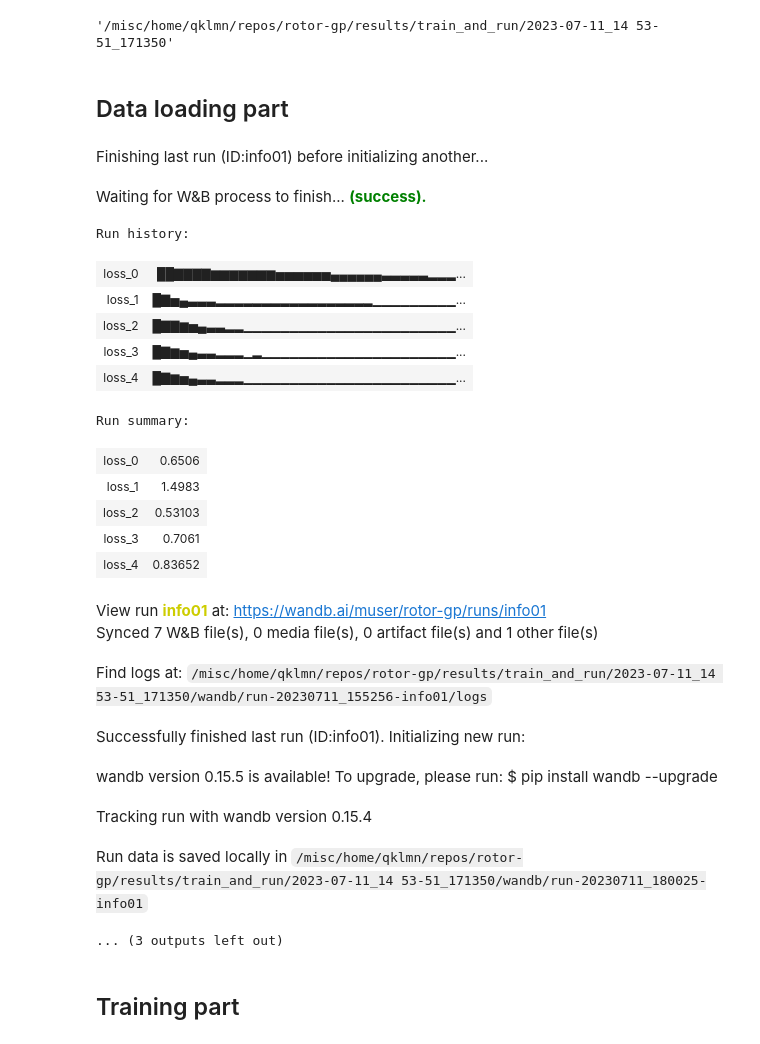
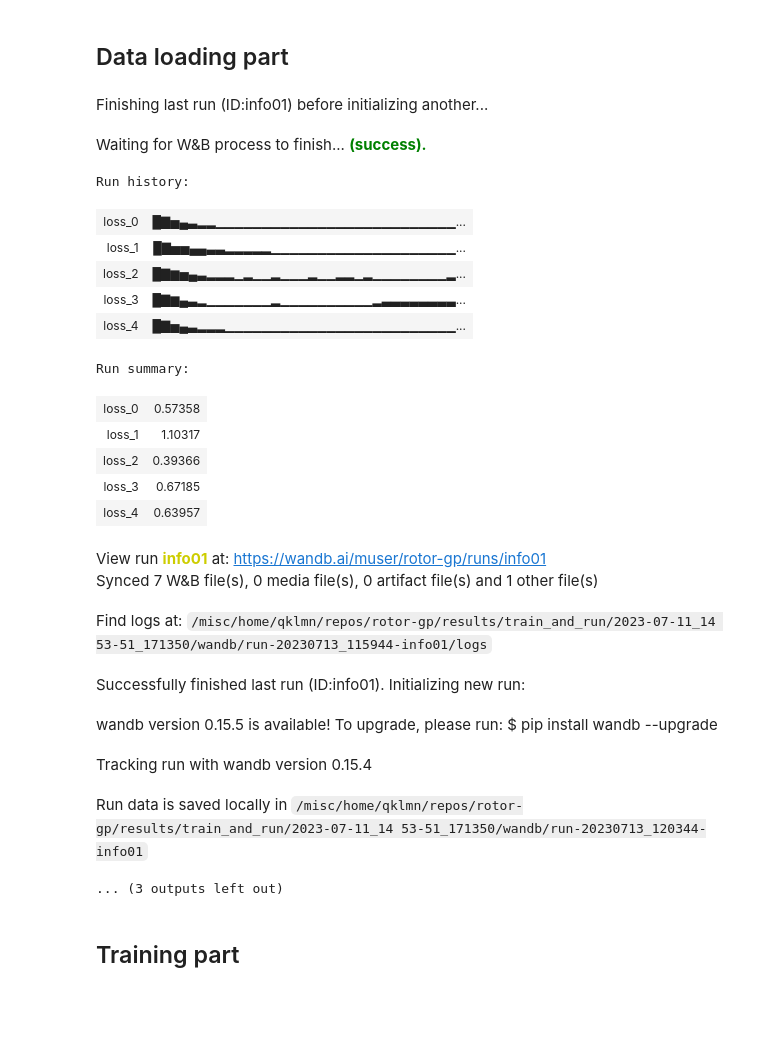
Before and after one commit to tsitsvero/rotor-gp, a Jupyter notebook: code/train_and_run.ipynb, the cells around one changed output. Saved outputs shown, nothing was run; the diff lists cells and outputs as text; code cells hidden in the pictures; blank space fills up the shorter version.

```diff
--- a/code/train_and_run.ipynb
+++ b/code/train_and_run.ipynb
@@ -6,11 +6,6 @@
 # %%
 %load_ext autoreload
 %autoreload 2
-# %%
-import os
-os.getcwd()
-# %% [output]
-'/misc/home/qklmn/repos/rotor-gp/results/train_and_run/2023-07-11_14 53-51_171350'
 # %% [markdown]
 ## Data loading part
 # %%
@@ -87,12 +82,12 @@ traj_300 = io.read(data_folder + "datasets/rotors/different_temperatures/300/OUT
 # traj_600 = io.read(data_folder + "datasets/rotors/different_temperatures/600/OUTCAR", format="vasp-out", index = ":")
 # traj_900 = io.read(data_folder + "datasets/rotors/different_temperatures/900/OUTCAR", format="vasp-out", index = ":")
 # traj_1200 = io.read(data_folder + "datasets/rotors/different_temperatures/1200/OUTCAR", format="vasp-out", index = ":")
-# traj_1500 = io.read(data_folder + "datasets/rotors/different_temperatures/1500/OUTCAR", format="vasp-out", index = ":")
+traj_1500 = io.read(data_folder + "datasets/rotors/different_temperatures/1500/OUTCAR", format="vasp-out", index = ":")
 # traj_1800 = io.read(data_folder + "datasets/rotors/different_temperatures/1800/OUTCAR", format="vasp-out", index = ":")
 # traj_2100 = io.read(data_folder + "datasets/rotors/different_temperatures/2100/OUTCAR", format="vasp-out", index = ":")
 
 # traj_train = traj_1500[::10].copy()
-traj_train = traj_300[::10].copy()
+traj_train = traj_1500[::10].copy()
 # training_indices = np.sort(  np.arange(0, 500, 5) )
 # traj_train = [traj_md[i] for i in training_indices]
 
@@ -147,7 +142,7 @@ hparams = {}
 soap_params = {
     'species': ["H", "C", "O", "N", "Si"],
     'periodic': True,
-    'rcut': 4.0,
+    'rcut': 3.0,
     'sigma': 0.5,
     'nmax': 5,
     'lmax': 5,
@@ -197,51 +192,51 @@ for g in range(len(atomic_groups)):
     print(f"Number of test points for group {g}: ", fdm.test_DX[g].shape[-2])
 
 
 
 import torch
 import numpy as np
 
 total_training_random_samples = 10
 high_force_samples = 5
 
 random_samples = total_training_random_samples - high_force_samples
 
 
 indices_high_force = torch.concat(
     (torch.topk(fdm.test_F[0], high_force_samples//2, largest=True)[1],
      torch.topk(fdm.test_F[0], high_force_samples//2, largest=False)[1]) ).cpu().numpy()
 
 ind_slice = np.sort(
     np.random.choice(np.setdiff1d(np.arange(0, fdm.train_F[0].shape[0]), indices_high_force), random_samples, replace=False) )
 
 indices = np.concatenate((ind_slice, indices_high_force))
 indices = np.unique(indices)
 
 
 print("High force indices: ", indices_high_force)
 print(ind_slice)
 # %% [output]
 Finishing last run (ID:info01) before initializing another...
 Waiting for W&B process to finish... (success).
 Run history:
-| loss_0 | ██▇▇▇▇▆▆▆▆▆▆▆▅▅▅▅▅▅▄▄▄▄▄▄▃▃▃▃▃▂▂▂... |
-| loss_1 | █▇▅▄▃▃▃▂▂▂▂▂▂▂▂▂▂▂▂▂▂▂▂▂▁▁▁▁▁▁▁▁▁... |
-| loss_2 | █▇▇▆▅▄▃▃▂▂▁▁▁▁▁▁▁▁▁▁▁▁▁▁▁▁▁▁▁▁▁▁▁... |
-| loss_3 | █▇▆▅▄▃▃▂▂▂▁▂▁▁▁▁▁▁▁▁▁▁▁▁▁▁▁▁▁▁▁▁▁... |
-| loss_4 | █▇▆▅▄▃▃▂▂▂▁▁▁▁▁▁▁▁▁▁▁▁▁▁▁▁▁▁▁▁▁▁▁... |
+| loss_0 | █▇▅▄▃▂▂▁▁▁▁▁▁▁▁▁▁▁▁▁▁▁▁▁▁▁▁▁▁▁▁▁▁... |
+| loss_1 | █▇▅▅▄▄▃▃▂▂▂▂▂▁▁▁▁▁▁▁▁▁▁▁▁▁▁▁▁▁▁▁▁... |
+| loss_2 | █▇▆▅▄▃▂▂▂▁▂▁▁▂▁▁▁▂▁▁▂▂▁▂▁▁▁▁▁▁▁▁▂... |
+| loss_3 | █▇▆▄▃▂▁▁▁▁▁▁▁▂▁▁▁▁▁▁▁▁▁▁▂▃▃▃▃▃▃▃▃... |
+| loss_4 | █▇▅▄▃▂▂▂▁▁▁▁▁▁▁▁▁▁▁▁▁▁▁▁▁▁▁▁▁▁▁▁▁... |
 Run summary:
-| loss_0 | 0.6506 |
-| loss_1 | 1.4983 |
-| loss_2 | 0.53103 |
-| loss_3 | 0.7061 |
-| loss_4 | 0.83652 |
+| loss_0 | 0.57358 |
+| loss_1 | 1.10317 |
+| loss_2 | 0.39366 |
+| loss_3 | 0.67185 |
+| loss_4 | 0.63957 |
 View run info01 at: https://wandb.ai/muser/rotor-gp/runs/info01
 Synced 7 W&B file(s), 0 media file(s), 0 artifact file(s) and 1 other file(s)
-Find logs at: /misc/home/qklmn/repos/rotor-gp/results/train_and_run/2023-07-11_14 53-51_171350/wandb/run-20230711_155256-info01/logs
+Find logs at: /misc/home/qklmn/repos/rotor-gp/results/train_and_run/2023-07-11_14 53-51_171350/wandb/run-20230713_115944-info01/logs
 Successfully finished last run (ID:info01). Initializing new run:
 wandb version 0.15.5 is available! To upgrade, please run: $ pip install wandb --upgrade
 Tracking run with wandb version 0.15.4
-Run data is saved locally in /misc/home/qklmn/repos/rotor-gp/results/train_and_run/2023-07-11_14 53-51_171350/wandb/run-20230711_180025-info01
+Run data is saved locally in /misc/home/qklmn/repos/rotor-gp/results/train_and_run/2023-07-11_14 53-51_171350/wandb/run-20230713_120344-info01
 ... (3 outputs left out)
 # %% [markdown]
 ## Training part
```
Also changed, not shown: parts of 5 cells of this notebook.
